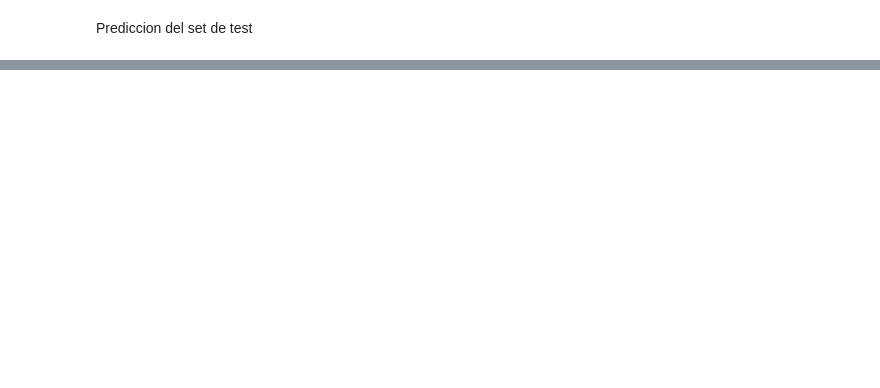
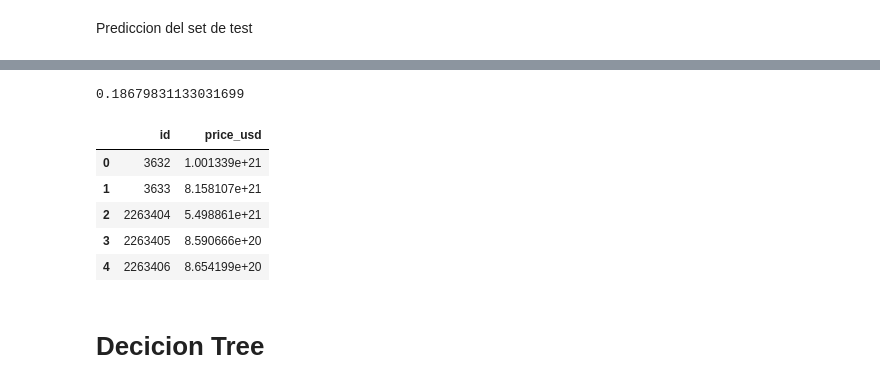
Before and after one commit to Monty1991/TPDATOS_7506_2017_2_ARGERICH_TP2, a Jupyter notebook: PlanB/PlanB.ipynb, the cells around one changed output, grey strips where cells are left out. Saved outputs shown, nothing was run; the diff lists cells and outputs as text; code cells hidden in the pictures; blank space fills up the shorter version.

```diff
--- a/PlanB/PlanB.ipynb
+++ b/PlanB/PlanB.ipynb
@@ -782,0 +846,28 @@ MemoryError:
+# %%
+poly = PolynomialFeatures(degree = 2)
+z = poly.fit_transform(dataTrain)
+lr = LinearRegression(normalize=True)
+lr.fit(z, targetTrain)
+lr.score(z, targetTrain)
+# %% [output]
+0.18679831133031699
+# %%
+sampleTransformed = poly.fit_transform(dataSample)
+predictionsSamplePlynomial = lr.predict(sampleTransformed)
+print "precision sample: ", lr.score(dataSample, targetSample)
+# %%
+DataTransformed = poly.fit_transform(data)
+predictions = lr.predict(DataTransformed)
+# %%
+final = saveFinalDF(predictions, ids)
+# %%
+final.head()
+# %% [output]
+|  | id | price_usd |
+| 0 | 3632 | 1.001339e+21 |
+| 1 | 3633 | 8.158107e+21 |
+| 2 | 2263404 | 5.498861e+21 |
+| 3 | 2263405 | 8.590666e+20 |
+| 4 | 2263406 | 8.654199e+20 |
+# %% [markdown]
+# Decicion Tree
```
Also changed, not shown: parts of 85 cells of this notebook.
